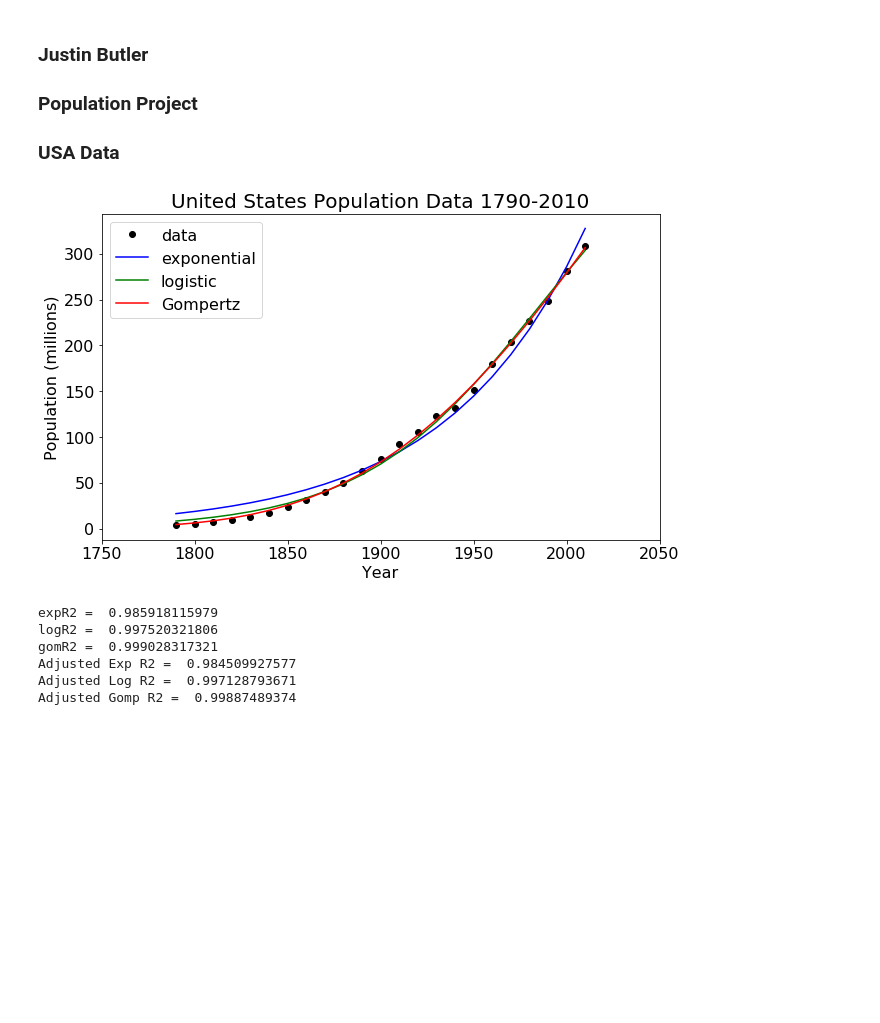
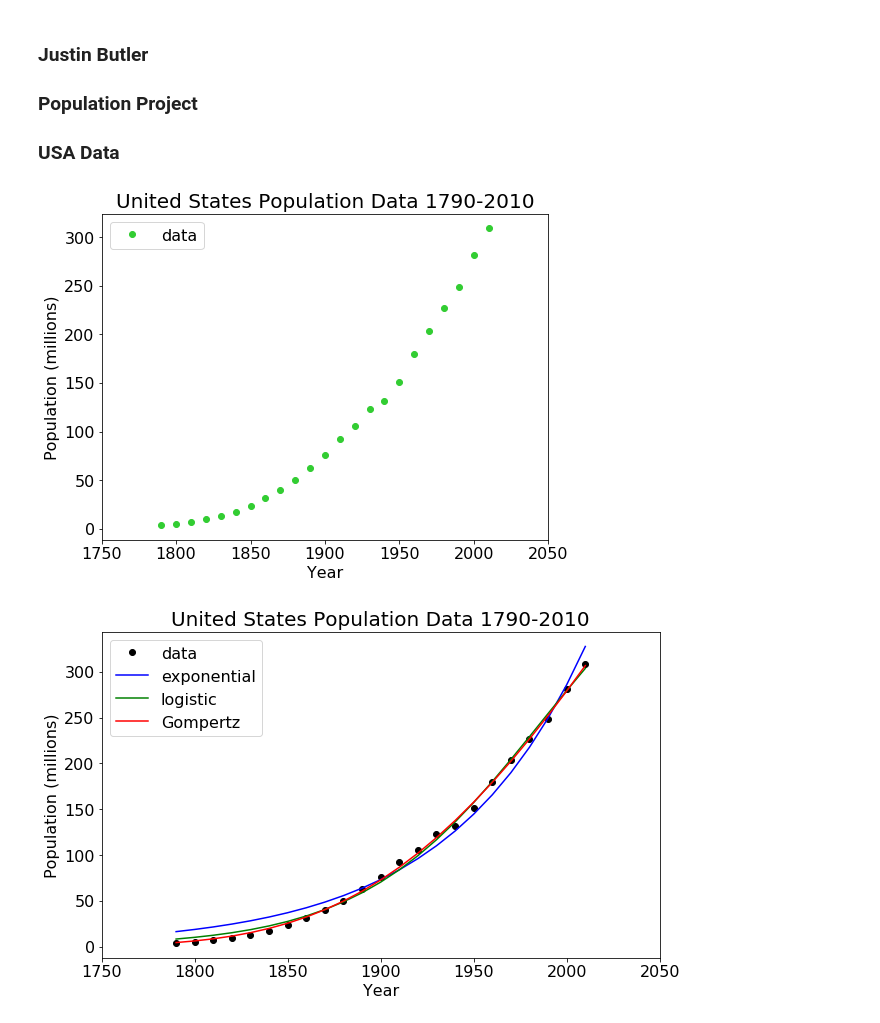
Before and after one commit to BananaBonanza/cwuMath475, a Jupyter notebook: butlerPopulationProject.ipynb, the cells around one changed output. Saved outputs shown, nothing was run; the diff lists cells and outputs as text; code cells hidden in the pictures; blank space fills up the shorter version.

```diff
--- a/butlerPopulationProject.ipynb
+++ b/butlerPopulationProject.ipynb
@@ -87,19 +87,19 @@ def US_Gomp(t,P0,r,L):
 # Population graph
 #---------------------------------
 
-#plt.figure(figsize=(8,6))
-#plt.rc('xtick', labelsize=16)
-#plt.rc('ytick', labelsize=16)
-#
-#plt.plot(USYears, USPop, 'o', color='b', label='data')
-#plt.ylabel('Population (millions)', fontsize=16)
-#plt.xlabel('Year', fontsize=16)
-#plt.title('United States Population Data 1790-2010', fontsize=20)
-#plt.legend(loc=2, fontsize=16)
-#plt.xlim([1750, 2050])
-#plt.savefig('USPopData.png')
-#plt.show()
-#plt.close()
+plt.figure(figsize=(8,6))
+plt.rc('xtick', labelsize=16)
+plt.rc('ytick', labelsize=16)
+
+plt.plot(USYears, USPop, 'o', color=('#32CD32'), label='data')
+plt.ylabel('Population (millions)', fontsize=16)
+plt.xlabel('Year', fontsize=16)
+plt.title('United States Population Data 1790-2010', fontsize=20)
+plt.legend(loc=2, fontsize=16)
+plt.xlim([1750, 2050])
+plt.savefig('USPopData.png')
+plt.show()
+plt.close()
 
 #----- Estimating the upper limit of the population, L ---------
 L = 500
@@ -186,7 +186,7 @@ plt.title('United States Population Data 1790-2010', fontsize=20)
 plt.legend(loc=2, fontsize=16)
 #plt.xlim([-250, 10])
 plt.xlim([1750, 2050])
-plt.savefig('USPopData.png')
+plt.savefig('USPopModel.png')
 plt.show()
 plt.close()
 
@@ -198,43 +198,38 @@ plt.close()
 numsum = np.zeros([3])
 densum = np.zeros([3])
 for i in range(23): #For all of the data points
     for j in range(3): #For all three sets of data
         if j==0:
             numsum[j] = numsum[j] + (USPop[i]-US_exp(USYears[i]-2010, P_0exp, r_exp))**2
             densum[j] = densum[j] + (USPop[i]-np.average(USPop))**2
         elif j==1:
             numsum[j] = numsum[j] + (USPop[i]-US_log(USYears[i]-2010, P_0log, r_log,L_log))**2
             densum[j] = densum[j] + (USPop[i]-np.average(USPop))**2
         else:
             numsum[j] = numsum[j] + (USPop[i]-US_Gomp(USYears[i]-2010, P_0gomp, r_gomp,L_gomp))**2
             densum[j] = densum[j] + (USPop[i]-np.average(USPop))**2
 
 expR2 = 1 - (numsum[0]/densum[0])
 logR2 = 1 - (numsum[1]/densum[1])
 gompR2 = 1 - (numsum[2]/densum[2])
-print "expR2 = ", expR2
-print "logR2 = ", logR2
-print "gomR2 = ", gomR2
+#print "expR2 = ", expR2
+#print "logR2 = ", logR2
+#print "gomR2 = ", gomR2
 
 #Adjusted coefficients of determinations
 expAR2 = 1. - (1. - expR2)*((23.-1.)/(23.-2.-1.))
 logAR2 = 1. - (1. - logR2)*((23.-1.)/(23.-3.-1.))
 gompAR2 = 1. - (1. - gompR2)*((23.-1.)/(23.-3.-1.))
-print "Adjusted Exp R2 = ", expAR2
-print "Adjusted Log R2 = ", logAR2
-print "Adjusted Gomp R2 = ", gompAR2
+#print "Adjusted Exp R2 = ", expAR2
+#print "Adjusted Log R2 = ", logAR2
+#print "Adjusted Gomp R2 = ", gompAR2
 
 
 ##Create a subset of the data for seeing how well the data predicts 2010
 USTimePast = USYears[0:N-1]
 USPopPast = USPop[0:N-1]
 ##You will need to use these in order to find how accurate the predictions of
 ##these models are.
 # %% [output]
-[figure, old version]
+[figure, new version]
-expR2 =  0.985918115979
-logR2 =  0.997520321806
-gomR2 =  0.999028317321
-Adjusted Exp R2 =  0.984509927577
-Adjusted Log R2 =  0.997128793671
-Adjusted Gomp R2 =  0.99887489374
+[figure, added]
```
Also changed, not shown: 7 other files.
